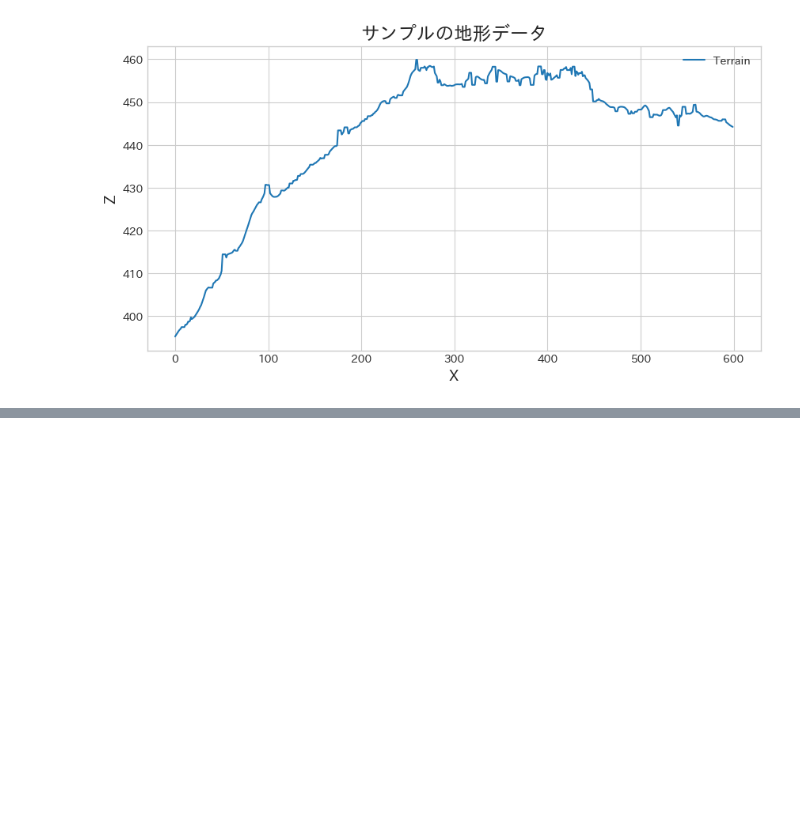
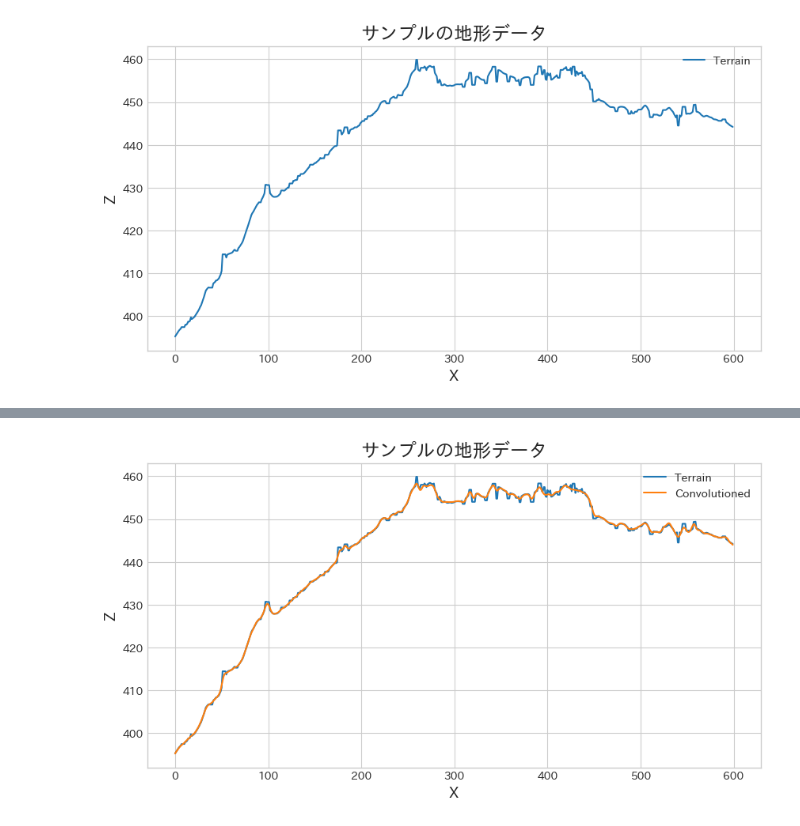
Before and after one commit to shingo405nagano/WriteZenn, a Jupyter notebook: notebooks/learn_lidar_session3_smoosing_dtm.ipynb, the cells around one changed output, grey strips where cells are left out. Saved outputs shown, nothing was run; the diff lists cells and outputs as text; code cells hidden in the pictures; blank space fills up the shorter version.

```diff
--- a/notebooks/learn_lidar_session3_smoosing_dtm.ipynb
+++ b/notebooks/learn_lidar_session3_smoosing_dtm.ipynb
@@ -281,0 +286,31 @@ pipeline.execute()
+# %%
+def conv(ary, distance_lst=[3, 3, 3]):
+    result = ary
+    for d in distance_lst:
+        result = (
+            scipy
+            .signal
+            .convolve2d(result,
+                        create_mean_tensor(d),
+                        mode='same'
+            )
+        )
+    return result
+
+result = conv(dtm_fill)
+
+dst = rasterio.MemoryFile().open(**ds.meta)
+dst.write(result, 1)
+# %%
+masked = rasterio.mask.mask(dst, shapes=[poly_mask], crop=True)
+terrain_02 = masked[0][0][0]
+
+fig, ax = plt.subplots(figsize=(10, 5))
+ax.plot(terrain_01, label='Terrain')
+ax.plot(terrain_02, label='Convolutioned')
+ax.set_title('サンプルの地形データ', fontsize=17)
+ax.set_xlabel('X', fontsize=13)
+ax.set_ylabel('Z', fontsize=13)
+ax.legend();
+# %% [output]
+[figure, added]
```
Also changed, not shown: parts of 6 cells of this notebook.
